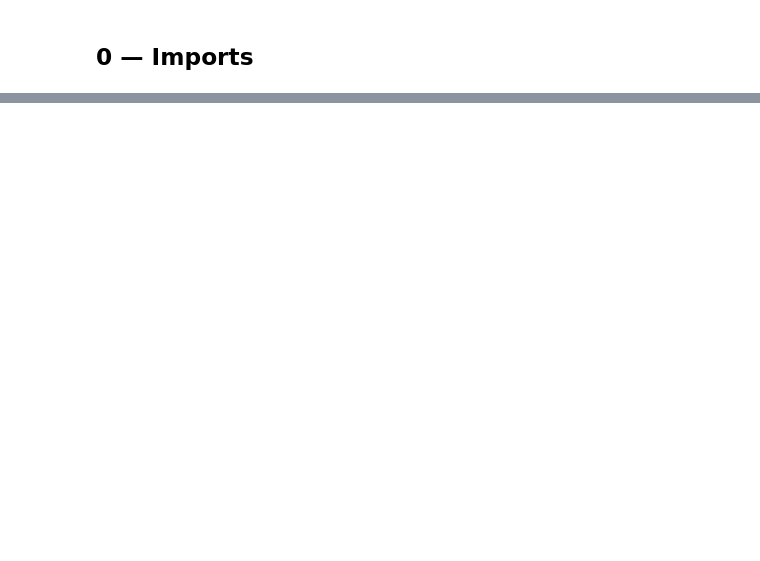
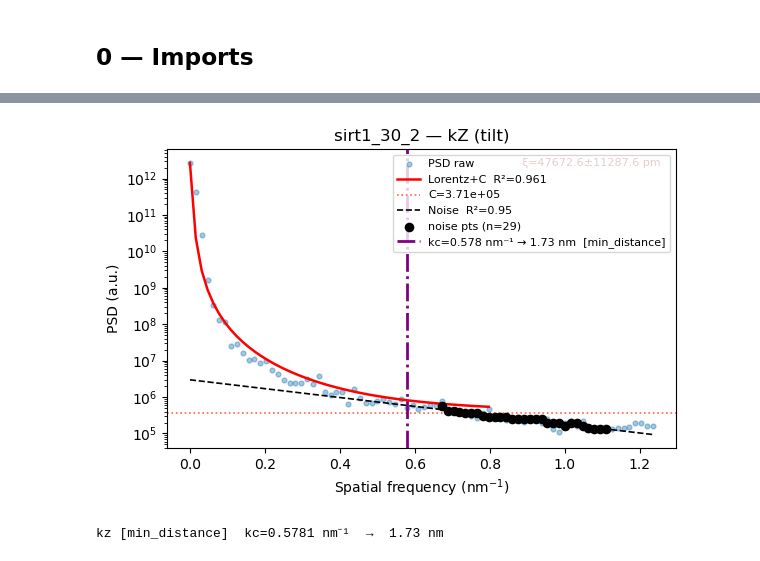
Before and after one commit to CEA-MetroCarac/DL_etomo, a Jupyter notebook: Notebooks/psd_resolution_notebook.ipynb, the cells around one changed output, grey strips where cells are left out. Cells and saved outputs as stored; diff of their text form; code cells hidden in the pictures; blank space fills up the shorter version.

```diff
--- a/Notebooks/psd_resolution_notebook.ipynb
+++ b/Notebooks/psd_resolution_notebook.ipynb
@@ -306,0 +100,11 @@ kz  [min_distance]  kc=0.6562 nm⁻¹  →  1.52 nm
+# %%
+# ── kz  (tilt / missing-wedge axis — always kz after compute_psd_analysis) ──
+d_kz  = out["axis_1d"]["kz"]
+fit_kz = fit_lorentz_cutoff(d_kz["k"], d_kz["smooth"],
+                             kmax_frac=0.65, noise_tail_frac=0.4,noise_kmax_frac=.9, choose_cut="last")
+plot_lorentz_fit(out, "kz", fit_kz, title=f"{LABEL} — kZ (tilt)")
+if fit_kz["ok"]:
+    print(f"kz [{fit_kz['cut_mode']}]  kc={fit_kz['k_cut']:.4f} nm⁻¹  →  {fit_kz['res_cut_nm']:.2f} nm")
+# %% [output]
+[figure, added]
+kz [min_distance]  kc=0.5781 nm⁻¹  →  1.73 nm
```
Also changed, not shown: parts of 36 cells of this notebook, 35 other files.
